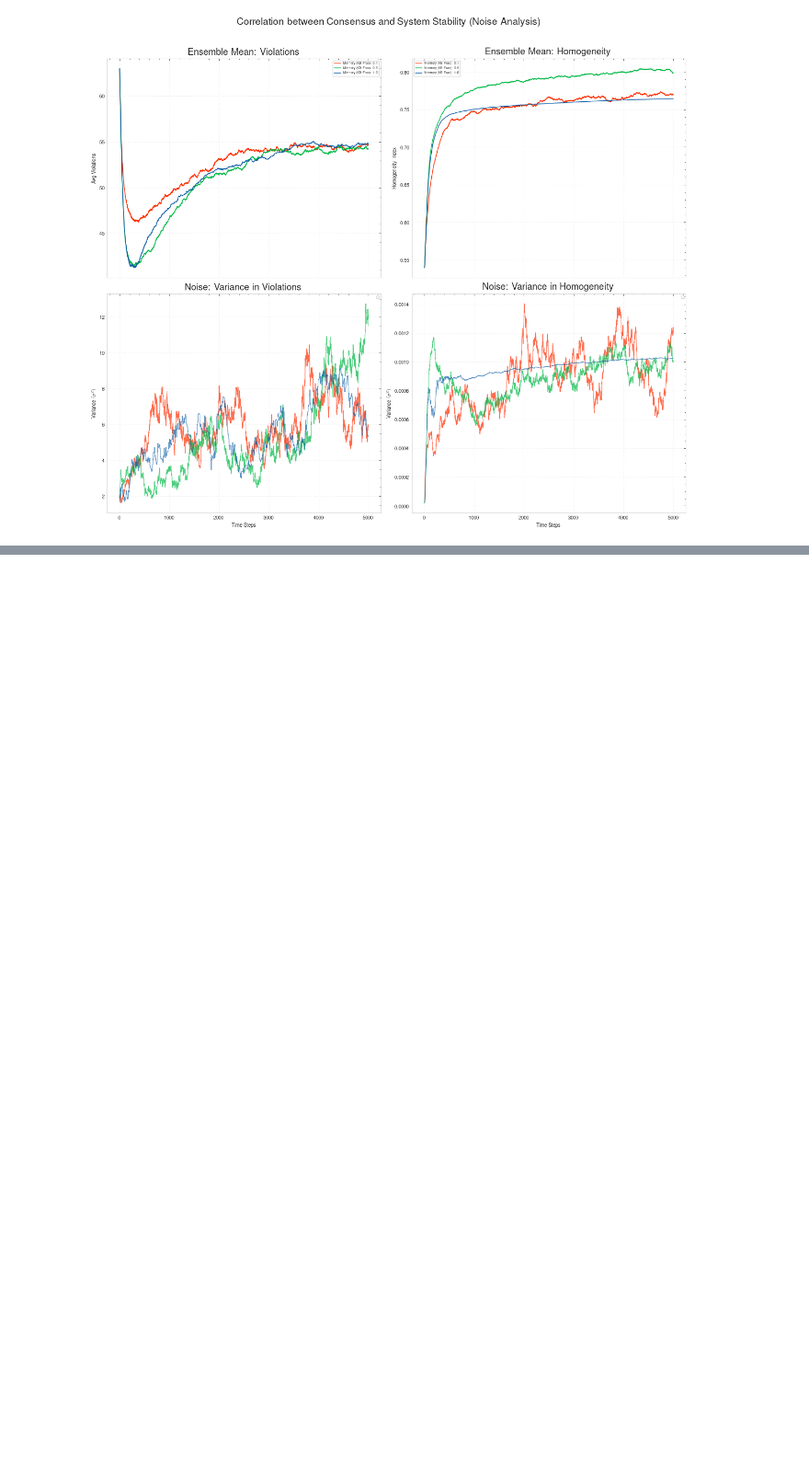
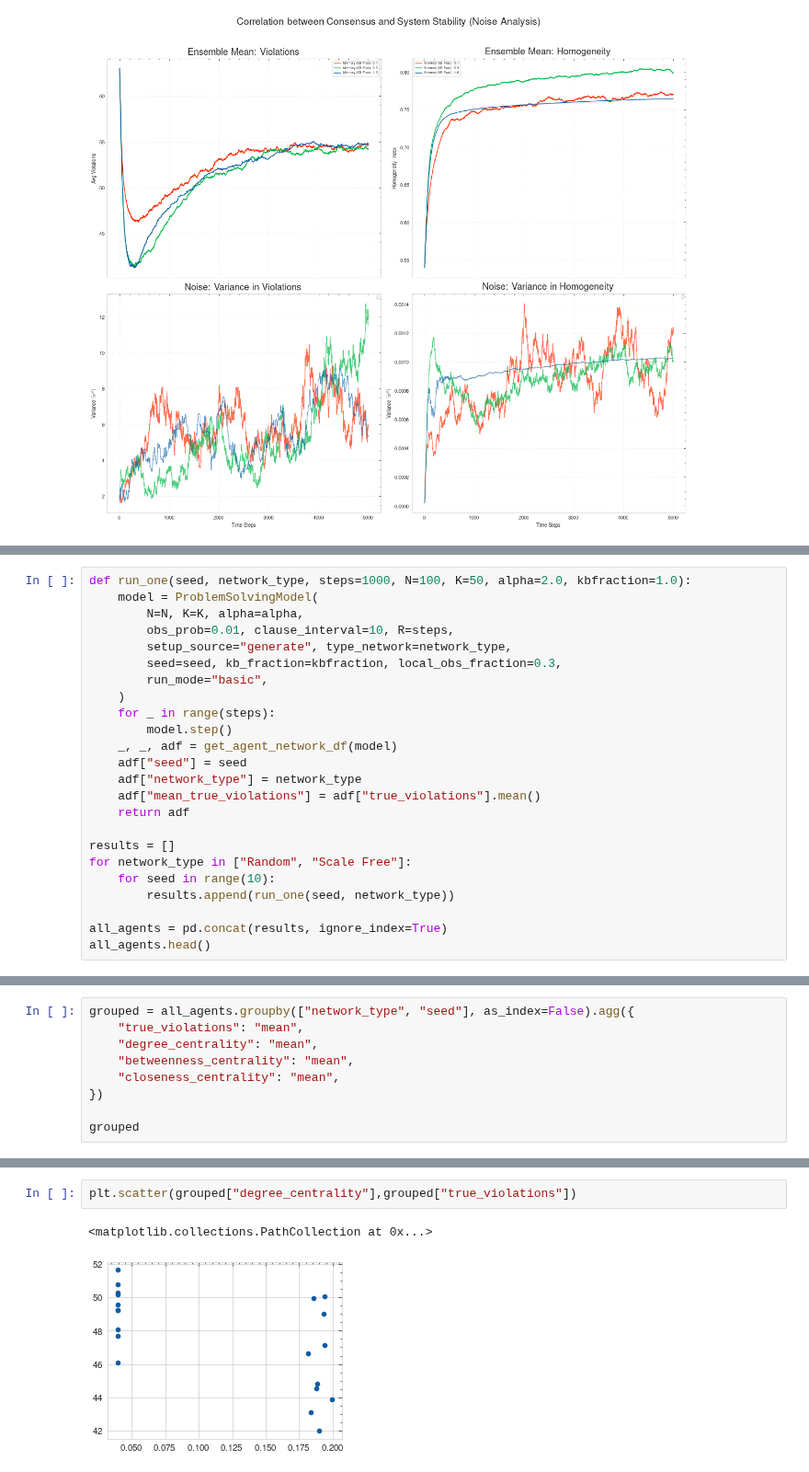
Before and after one commit to atiyabzafar/architecturesofproblemsolving, a Jupyter notebook: model/_other/Analysis/meanfieldtest.ipynb, the cells around one changed output, grey strips where cells are left out. Shown at 92% size. Saved outputs shown, nothing was run; the diff lists cells and outputs as text; blank space fills up the shorter version.

```diff
--- a/model/_other/Analysis/meanfieldtest.ipynb
+++ b/model/_other/Analysis/meanfieldtest.ipynb
@@ -2019,0 +2130,24 @@ Starting analysis: 3 memory levels, 50 seeds each.
+# %%
+def run_one(seed, network_type, steps=1000, N=100, K=50, alpha=2.0, kbfraction=1.0):
+    model = ProblemSolvingModel(
+        N=N, K=K, alpha=alpha,
+        obs_prob=0.01, clause_interval=10, R=steps,
+        setup_source="generate", type_network=network_type,
+        seed=seed, kb_fraction=kbfraction, local_obs_fraction=0.3,
+        run_mode="basic",
+    )
+    for _ in range(steps):
+        model.step()
+    _, _, adf = get_agent_network_df(model)
+    adf["seed"] = seed
+    adf["network_type"] = network_type
+    adf["mean_true_violations"] = adf["true_violations"].mean()
+    return adf
+
+results = []
+for network_type in ["Random", "Scale Free"]:
+    for seed in range(10):
+        results.append(run_one(seed, network_type))
+
+all_agents = pd.concat(results, ignore_index=True)
+all_agents.head()
@@ -2019,0 +2161,9 @@ Starting analysis: 3 memory levels, 50 seeds each.
+# %%
+grouped = all_agents.groupby(["network_type", "seed"], as_index=False).agg({
+    "true_violations": "mean",
+    "degree_centrality": "mean",
+    "betweenness_centrality": "mean",
+    "closeness_centrality": "mean",
+})
+
+grouped
@@ -2019,0 +2188,5 @@ Starting analysis: 3 memory levels, 50 seeds each.
+# %%
+plt.scatter(grouped["degree_centrality"],grouped["true_violations"])
+# %% [output]
+<matplotlib.collections.PathCollection at 0x...>
+[figure, added]
```
Also changed, not shown: parts of 19 cells of this notebook, 11 other files.
